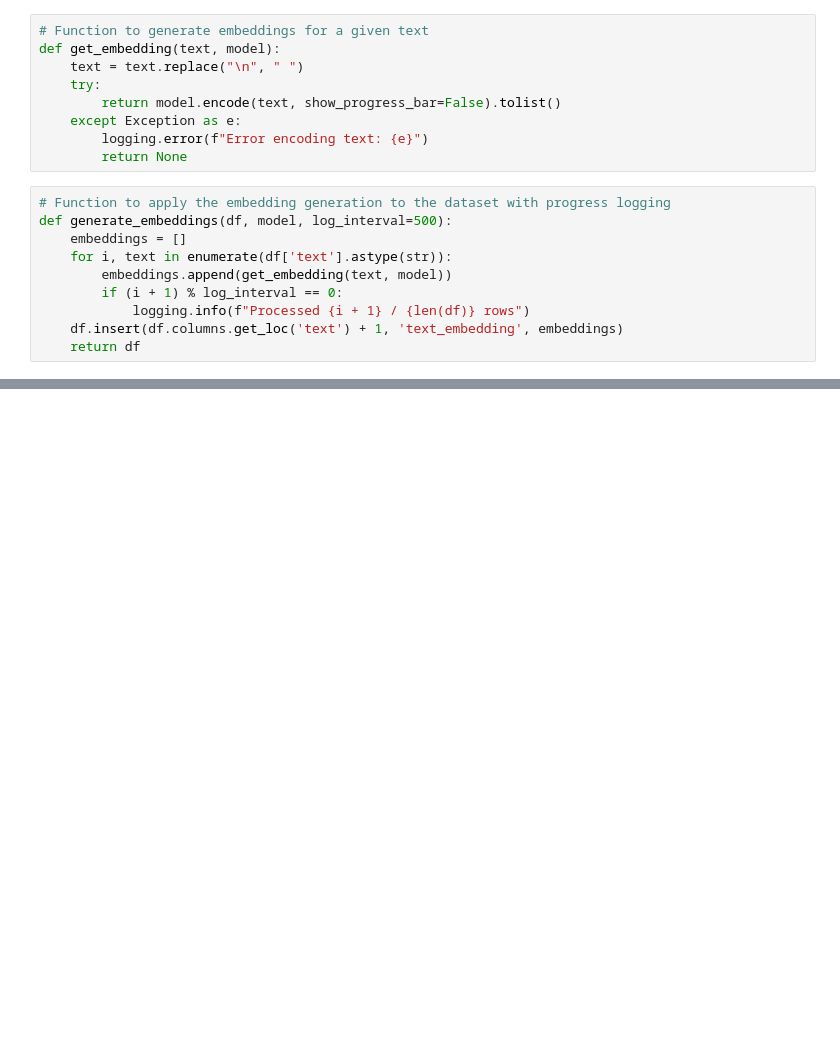
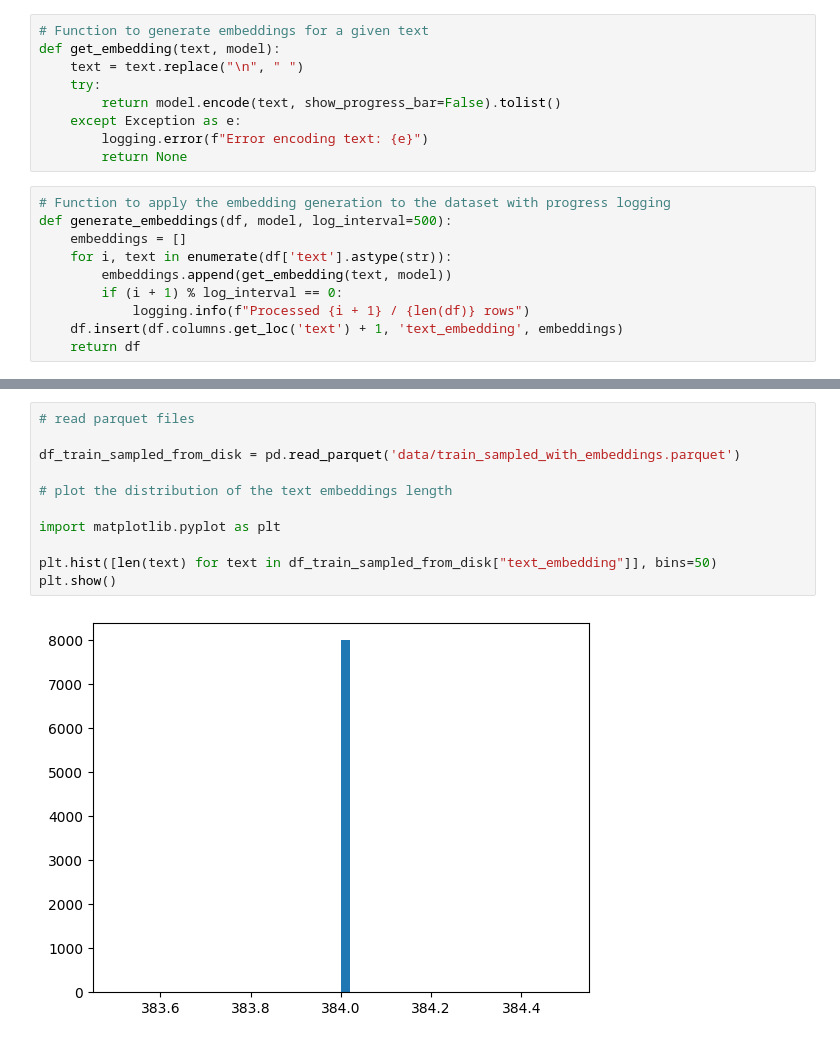
Before and after one commit to eduardooliveiraps/prompt-injection-detection, a Jupyter notebook: generate-embeddings.ipynb, the cells around one changed output, grey strips where cells are left out. Cells and saved outputs as stored; diff of their text form; blank space fills up the shorter version.

```diff
--- a/generate-embeddings.ipynb
+++ b/generate-embeddings.ipynb
@@ -113,0 +143,13 @@ Sampled Training Dataset with Embeddings:
+# %%
+# read parquet files
+
+df_train_sampled_from_disk = pd.read_parquet('data/train_sampled_with_embeddings.parquet')
+
+# plot the distribution of the text embeddings length
+
+import matplotlib.pyplot as plt
+
+plt.hist([len(text) for text in df_train_sampled_from_disk["text_embedding"]], bins=50)
+plt.show()
+# %% [output]
+[figure, added]
```
Also changed, not shown: parts of 10 cells of this notebook.
